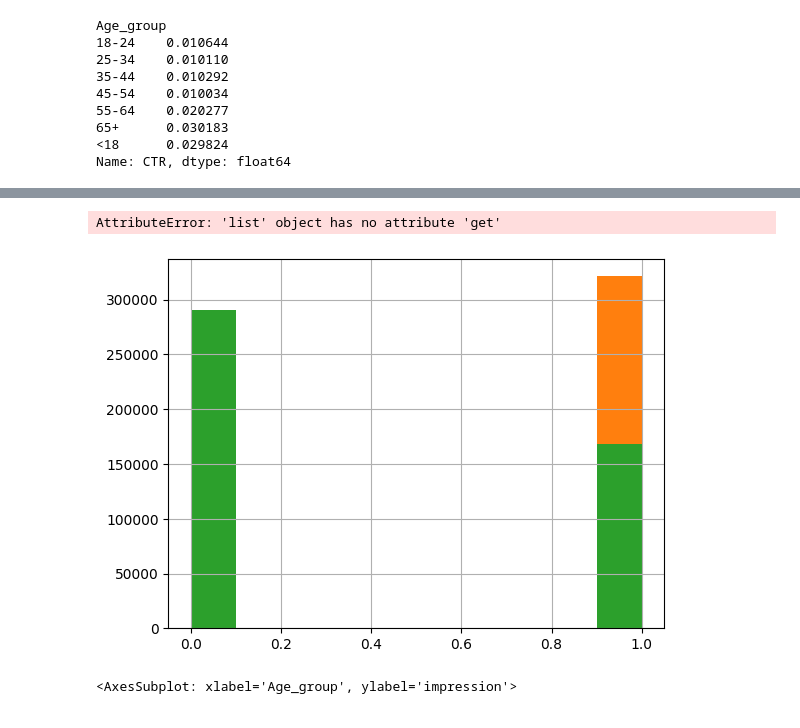
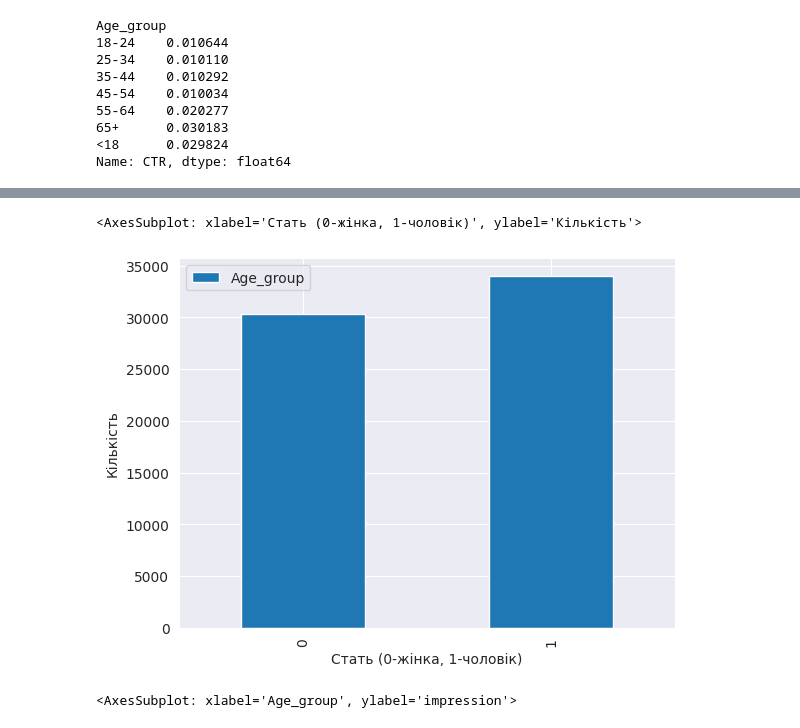
Before and after one commit to Vitalii16Darn/DatSciencMachLear, a Jupyter notebook: Labor1/1.ipynb, the cells around one changed output, grey strips where cells are left out. Cells and saved outputs as stored; diff of their text form; code cells hidden in the pictures.

```diff
--- a/Labor1/1.ipynb
+++ b/Labor1/1.ipynb
@@ -103,16 +103,15 @@ ctrData["CTR"].plot(kind="pie")
 # %%
 def genderComparer(ageGroup):
     gendersComparator=dataNoNullAge.loc[dataNoNullAge["Age_group"]==ageGroup]
     gendersComparator=gendersComparator[["Age_group","Gender"]].groupby("Gender").count()
     return gendersComparator;
 genders=[]
 for i in range(len(age_groups)):
     genders.append(genderComparer(age_groups[i]))
-#genders[4].plot(kind="bar", xlabel="Стать (0-жінка, 1-чоловік)",ylabel="Кількість")
-seaborn.barplot(data=genders,x=data.Gender.hist(),y=data.Signed_In.hist(),hue=data.Gender.hist())
+genders[4].plot(kind="bar", xlabel="Стать (0-жінка, 1-чоловік)",ylabel="Кількість")
 # %% [output]
-AttributeError: 'list' object has no attribute 'get'
+<AxesSubplot: xlabel='Стать (0-жінка, 1-чоловік)', ylabel='Кількість'>
-[figure, old version]
+[figure, new version]
 # %%
 maxImpressions=groupedData.Impressions.max()
 maxImpressions.plot(kind='bar',ylabel='impression')
```
Also changed, not shown: parts of 1 cell of this notebook.
